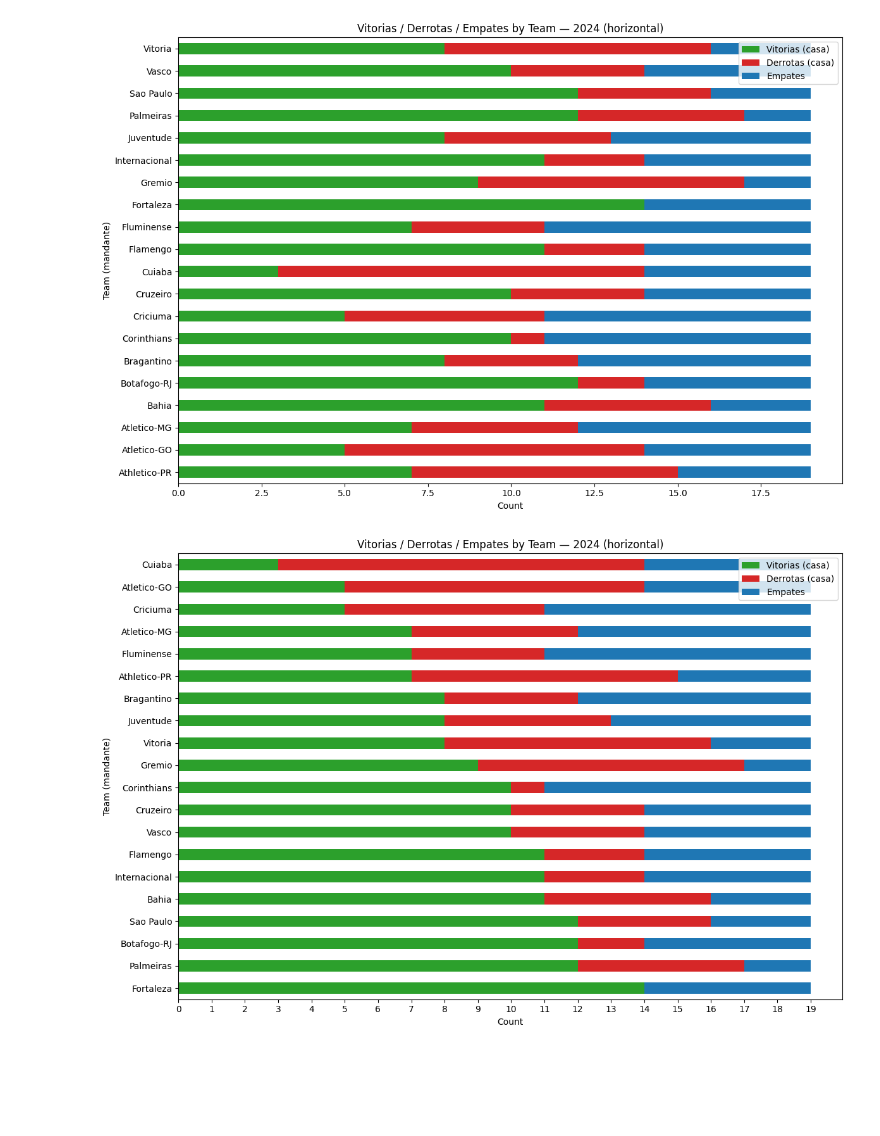
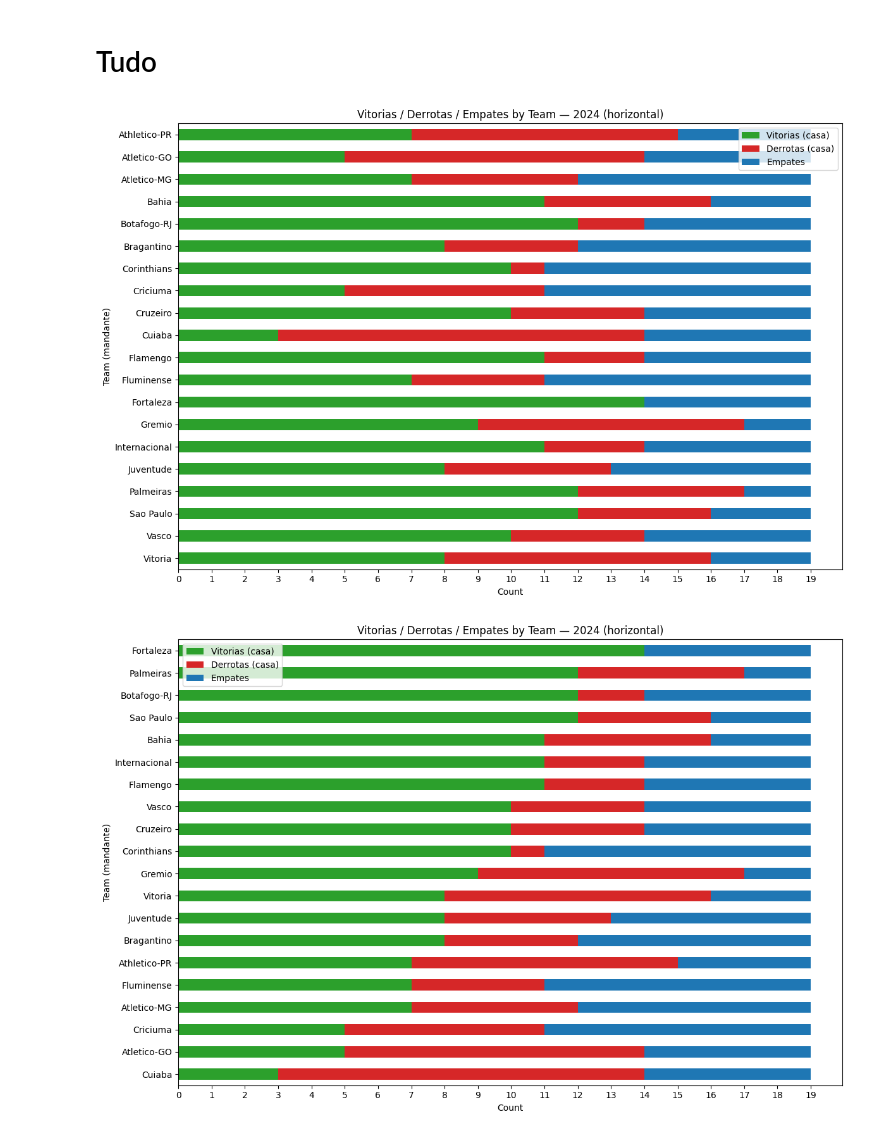
Before and after one commit to davialmeida135/analise-visual-brasileirao, a Jupyter notebook: graficos/pfinal.ipynb, the cells around one changed output. Saved outputs shown, nothing was run; the diff lists cells and outputs as text; code cells hidden in the pictures; blank space fills up the shorter version.

```diff
--- a/graficos/pfinal.ipynb
+++ b/graficos/pfinal.ipynb
@@ -1,3 +1,5 @@
+# %% [markdown]
+# Tudo
 # %%
 import pandas as pd
 import altair as alt
@@ -6,8 +8,11 @@ import matplotlib.pyplot as plt
 # %%
 df = pd.read_csv('../data/processed/mandante_ano.csv')
 # %%
-# plot horizontal (sideways) stacked bar chart
-data = agg.iloc[::-1]  # reverse so the largest totals appear at the top
+# aggregate for 2024 and plot horizontal (sideways) stacked bar chart
+agg = df[df['ano'] == 2024].groupby('mandante')[['vitorias_casa', 'derrotas_casa', 'empates']].sum()
+
+# sort by total ascending so that after inverting y-axis the largest totals appear at the top
+data = agg.loc[agg.sum(axis=1).sort_values(ascending=True).index]
 
 ax = data.plot(kind='barh', stacked=True, figsize=(12, 8),
                color=['#2ca02c', '#d62728', '#1f77b4'])
@@ -15,28 +20,36 @@ ax.set_ylabel('Team (mandante)')
 ax.set_xlabel('Count')
 ax.set_title('Vitorias / Derrotas / Empates by Team — 2024 (horizontal)')
 ax.legend(['Vitorias (casa)', 'Derrotas (casa)', 'Empates'], loc='best')
+
+# show integer ticks for x axis and include every integer tick from 0 to the max total
+max_total = int(data.sum(axis=1).max())
+ax.set_xticks(range(0, max_total + 1))
+
 ax.invert_yaxis()  # ensure highest totals are shown at the top
 plt.tight_layout()
 plt.show()
 # %% [output]
-[figure, old version]
+[figure, new version]
 # %%
+agg = df[df['ano'] == 2024].groupby('mandante')[['vitorias_casa', 'derrotas_casa', 'empates']].sum()
+
+
 # sort by vitorias_casa and plot horizontal stacked bars
-data = agg.sort_values('vitorias_casa')  # ascending so largest ends up at top after invert
+data = agg.sort_values('vitorias_casa')[::-1]  # ascending so largest ends up at top after invert
 
 ax = data.plot(kind='barh', stacked=True, figsize=(12, 8),
                color=['#2ca02c', '#d62728', '#1f77b4'])
 ax.set_ylabel('Team (mandante)')
 ax.set_xlabel('Count')
 ax.set_title('Vitorias / Derrotas / Empates by Team — 2024 (horizontal)')
 ax.legend(['Vitorias (casa)', 'Derrotas (casa)', 'Empates'], loc='best')
 
 # show integer ticks for x axis and include every integer tick from 0 to the max total
 max_total = int(data.sum(axis=1).max())
 ax.set_xticks(range(0, max_total + 1))
 
 ax.invert_yaxis()  # ensure highest totals are shown at the top
 plt.tight_layout()
 plt.show()
 # %% [output]
-[figure, old version]
+[figure, new version]
```
Also changed, not shown: parts of 1 cell of this notebook, 2 other files.
